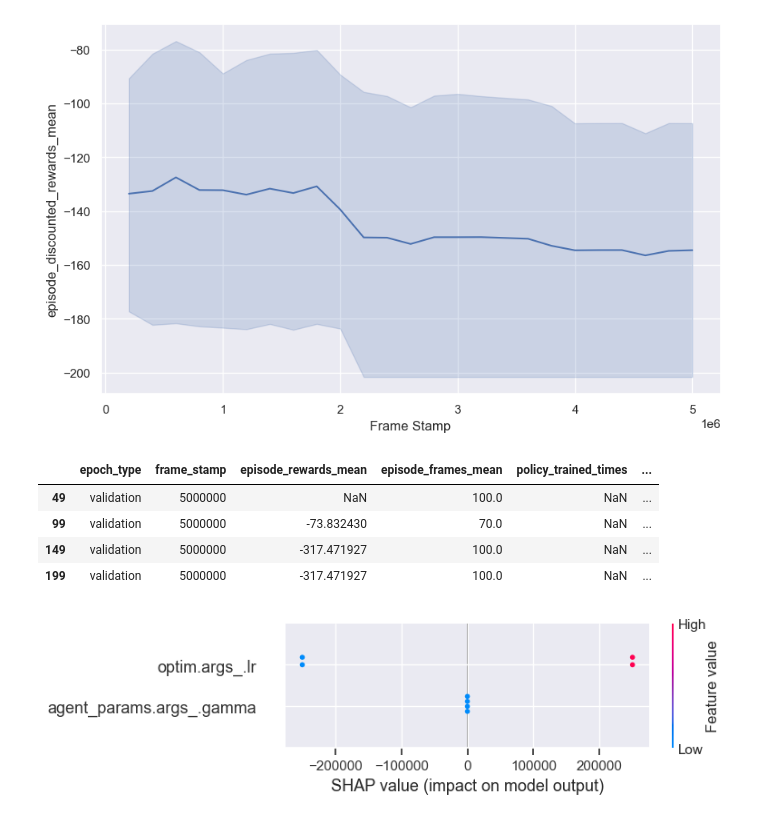
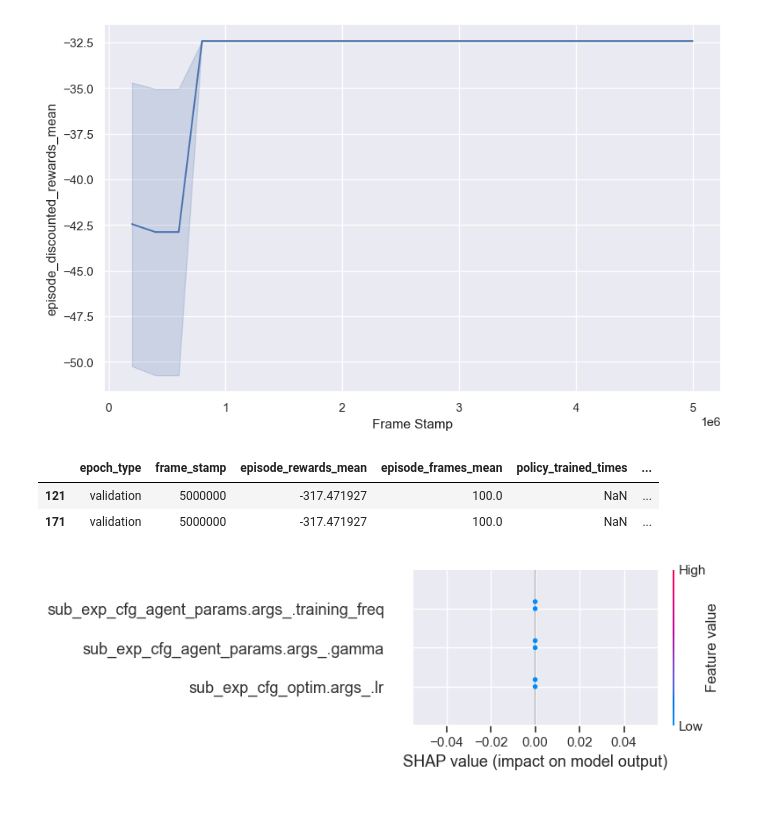
Before and after one commit to mariusdgm/phd-rl-algos, a Jupyter notebook: dqn/opinion_dynamics/experiments/inspect_results.ipynb, the cells around one changed output. Cells and saved outputs as stored; diff of their text form; code cells hidden in the pictures.

Commit message:
new params

```diff
--- a/dqn/opinion_dynamics/experiments/inspect_results.ipynb
+++ b/dqn/opinion_dynamics/experiments/inspect_results.ipynb
@@ -121,7 +122,7 @@ def flatten(d, parent_key="", sep="_"):
             items.append((new_key, v))
     return dict(items)
 # %%
-experiment_sub_dir = "2025Mar15-155315_configs"
+experiment_sub_dir = "2025Mar16-134623_configs"
 exp_path = os.path.join(r"D:\Work\repos\RL\phd-rl-algos\dqn\opinion_dynamics\experiments\results", experiment_sub_dir)
 df = process_experiment(
     exp_path
@@ -216,7 +218,7 @@ plt.xlabel('Frame Stamp')
 # plt.legend(loc='center left', bbox_to_anchor=(1.0, 0.5), title='Parameters')
 plt.show()
 # %% [output]
-[figure, old version]
+[figure, new version]
 # %%
 ### Select data
 
@@ -226,11 +228,7 @@ experiment_columns = [
        'seed', 'experiment_name'
 ]
 hyperparam_columns = [
-   #    'optim.args_.eps',
-       'optim.args_.lr',
-      #  'estimator.args_.lin_hidden_out_size',
-    #    'agent_params.args_.batch_size',
-       'agent_params.args_.gamma',
+   col for col in df.columns if "sub_exp_cfg" in col
 ]
 
 cols_of_interest = experiment_columns + hyperparam_columns
@@ -242,34 +240,32 @@ sub_df = sub_df[sub_df['frame_stamp'] == sub_df['frame_stamp'].max()]
 sub_df
 # %% [output]
 |  | epoch_type | frame_stamp | episode_rewards_mean | episode_frames_mean | policy_trained_times | ... |
-| 49 | validation | 5000000 | NaN | 100.0 | NaN | ... |
-| 99 | validation | 5000000 | -73.832430 | 70.0 | NaN | ... |
-| 149 | validation | 5000000 | -317.471927 | 100.0 | NaN | ... |
-| 199 | validation | 5000000 | -317.471927 | 100.0 | NaN | ... |
+| 121 | validation | 5000000 | -317.471927 | 100.0 | NaN | ... |
+| 171 | validation | 5000000 | -317.471927 | 100.0 | NaN | ... |
 # %%
 import shap
 import xgboost
 import pandas as pd
 import numpy as np
 import matplotlib.pyplot as plt
 
 # Define the target metric and hyperparameter columns
 target_metric = "episode_rewards_mean"  # Replace with actual metric column name
 # Replace with actual hyperparameter column names
 
 # Prepare data
 X = sub_df[hyperparam_columns].apply(pd.to_numeric, errors='coerce')
-y = sub_df[target_metric].fillna(-1e6)
+y = sub_df[target_metric].fillna(3 * sub_df[target_metric].min())
 
 # Train an XGBoost model to analyze feature importance
 model = xgboost.XGBRegressor(objective="reg:squarederror", n_estimators=100, random_state=42)
 model.fit(X, y)
 
 # SHAP analysis
 explainer = shap.Explainer(model)
 shap_values = explainer(X)
 
 # Summary plot (feature importance)
 shap.summary_plot(shap_values, X)
 # %% [output]
-[figure, old version]
+[figure, new version]
```
Also changed, not shown: parts of 5 cells of this notebook, 2 other files.
